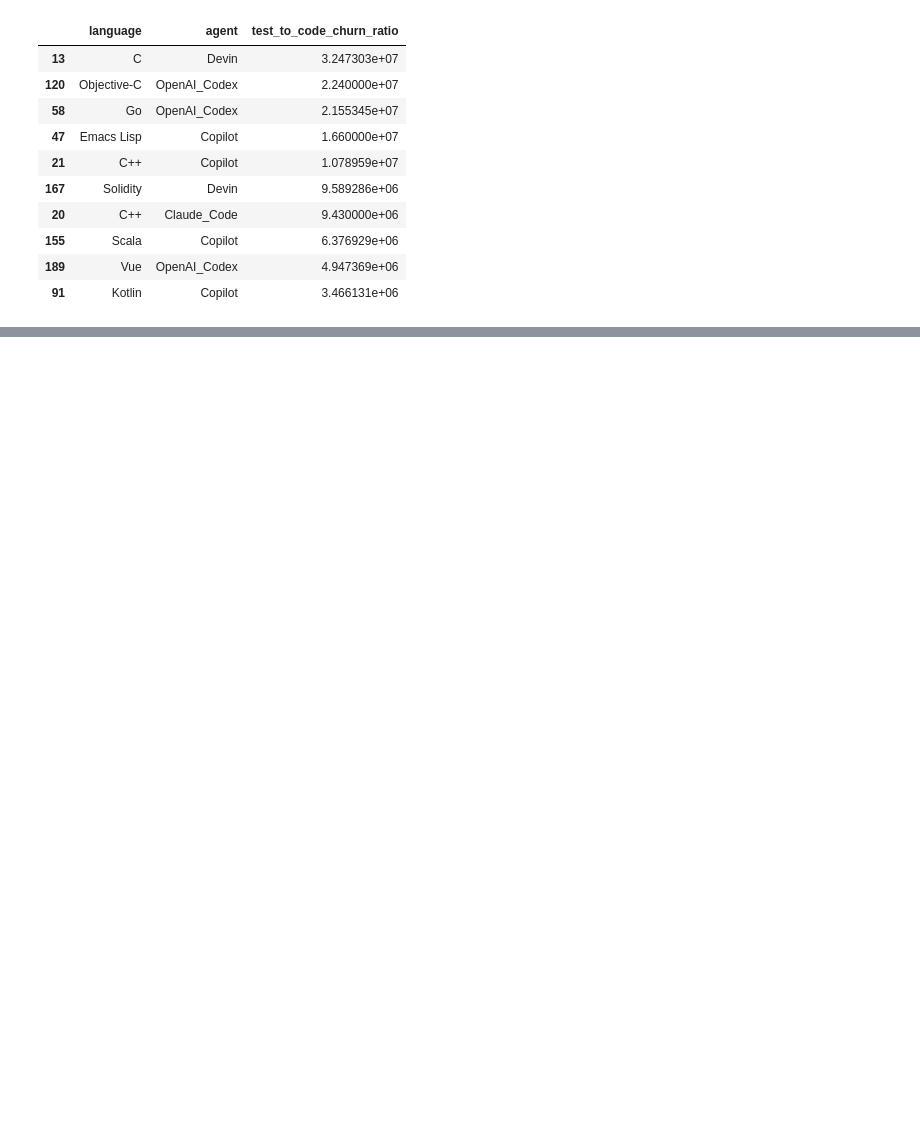
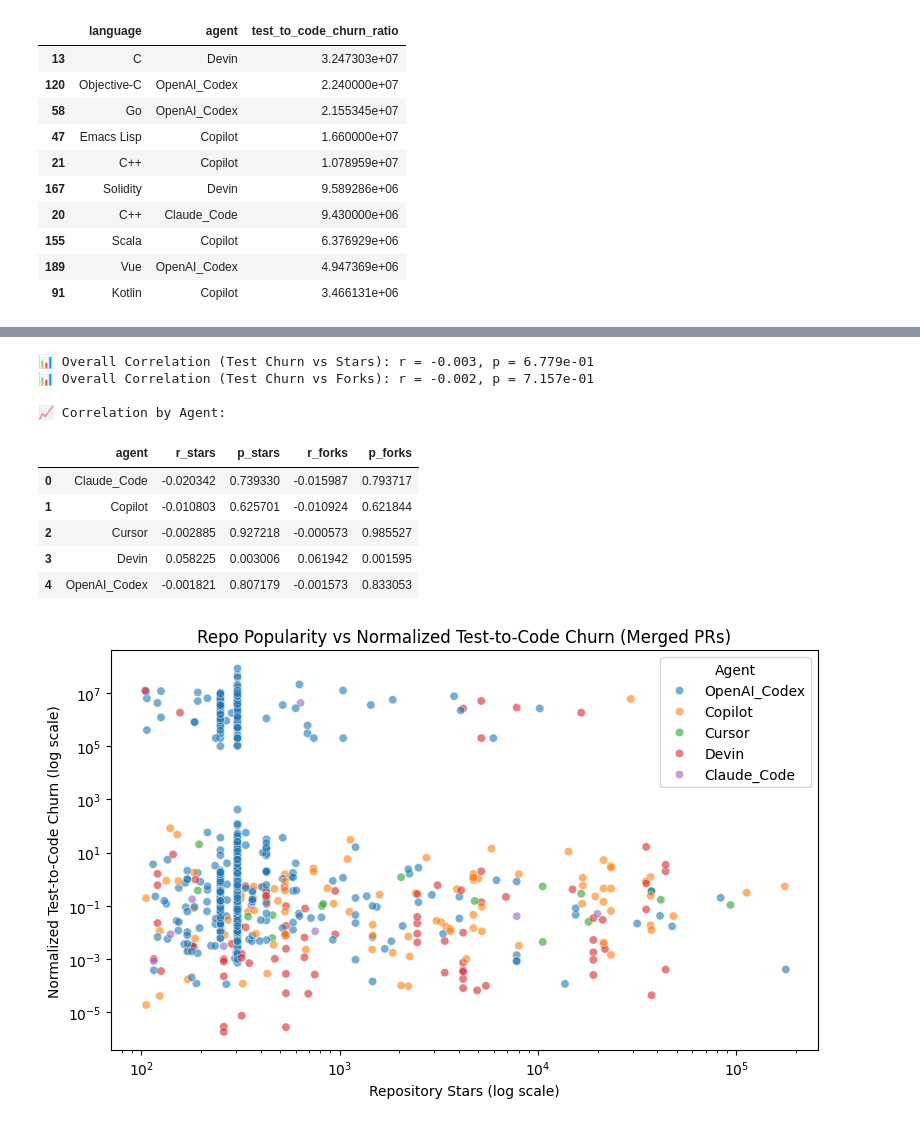
Before and after one commit to Lay-ke/Data-mining, a Jupyter notebook: analysis/load_AIDev.ipynb, the cells around one changed output, grey strips where cells are left out. Saved outputs shown, nothing was run; the diff lists cells and outputs as text; code cells hidden in the pictures; blank space fills up the shorter version.

```diff
--- a/analysis/load_AIDev.ipynb
+++ b/analysis/load_AIDev.ipynb
@@ -420,0 +572,55 @@ ecosystem_summary.head(10)
+# %%
+corr_stars = stats.pearsonr(
+    merged_analysis_df['normalized_test_to_code_churn'],
+    merged_analysis_df['stars']
+)
+corr_forks = stats.pearsonr(
+    merged_analysis_df['normalized_test_to_code_churn'],
+    merged_analysis_df['forks']
+)
+
+print(f"📊 Overall Correlation (Test Churn vs Stars): r = {corr_stars[0]:.3f}, p = {corr_stars[1]:.3e}")
+print(f"📊 Overall Correlation (Test Churn vs Forks): r = {corr_forks[0]:.3f}, p = {corr_forks[1]:.3e}")
+
+# --- Step 9b: Correlation by Agent ---
+corr_by_agent = []
+for agent, df in merged_analysis_df.groupby('agent'):
+    if len(df) > 2:  # Need at least 3 samples for Pearson
+        r_stars, p_stars = stats.pearsonr(df['normalized_test_to_code_churn'], df['stars'])
+        r_forks, p_forks = stats.pearsonr(df['normalized_test_to_code_churn'], df['forks'])
+        corr_by_agent.append({
+            'agent': agent,
+            'r_stars': r_stars, 'p_stars': p_stars,
+            'r_forks': r_forks, 'p_forks': p_forks
+        })
+
+corr_agent_df = pd.DataFrame(corr_by_agent)
+print("\n📈 Correlation by Agent:")
+display(corr_agent_df)
+
+# --- Step 9c: Visualization ---
+plt.figure(figsize=(8, 5))
+sns.scatterplot(
+    data=merged_analysis_df.sample(min(2000, len(merged_analysis_df))),
+    x='stars', y='normalized_test_to_code_churn', hue='agent', alpha=0.6
+)
+plt.xscale('log')
+plt.yscale('log')
+plt.xlabel('Repository Stars (log scale)')
+plt.ylabel('Normalized Test-to-Code Churn (log scale)')
+plt.title('Repo Popularity vs Normalized Test-to-Code Churn (Merged PRs)')
+plt.legend(title='Agent')
+plt.tight_layout()
+plt.show()
+# %% [output]
+📊 Overall Correlation (Test Churn vs Stars): r = -0.003, p = 6.779e-01
+📊 Overall Correlation (Test Churn vs Forks): r = -0.002, p = 7.157e-01
+
+📈 Correlation by Agent:
+|  | agent | r_stars | p_stars | r_forks | p_forks |
+| 0 | Claude_Code | -0.020342 | 0.739330 | -0.015987 | 0.793717 |
+| 1 | Copilot | -0.010803 | 0.625701 | -0.010924 | 0.621844 |
+| 2 | Cursor | -0.002885 | 0.927218 | -0.000573 | 0.985527 |
+| 3 | Devin | 0.058225 | 0.003006 | 0.061942 | 0.001595 |
+| 4 | OpenAI_Codex | -0.001821 | 0.807179 | -0.001573 | 0.833053 |
+[figure, added]
```
Also changed, not shown: parts of 10 cells of this notebook.
